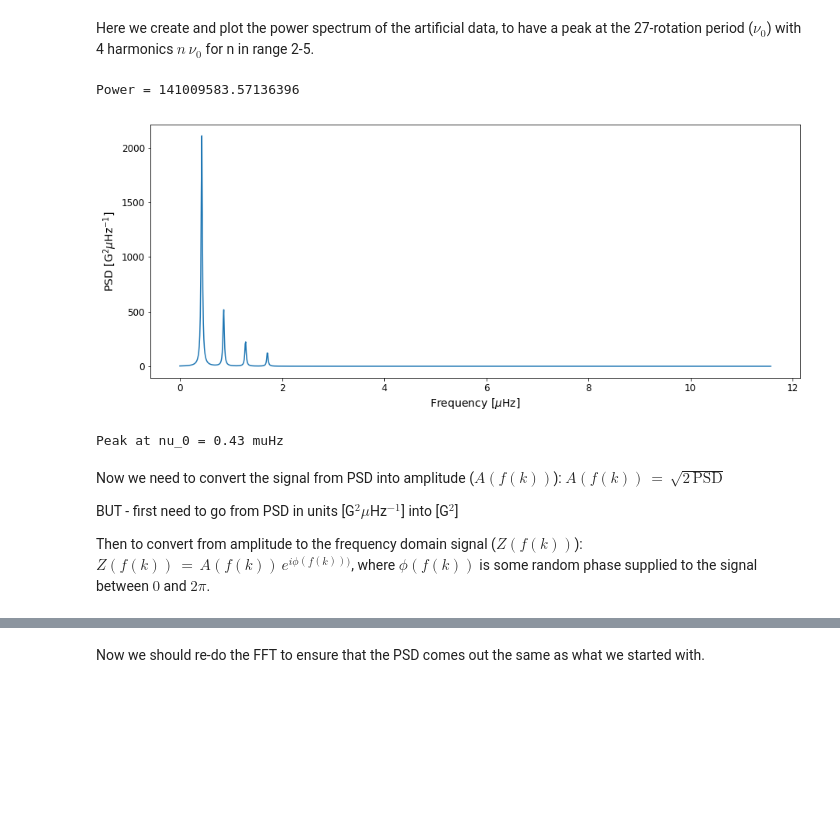
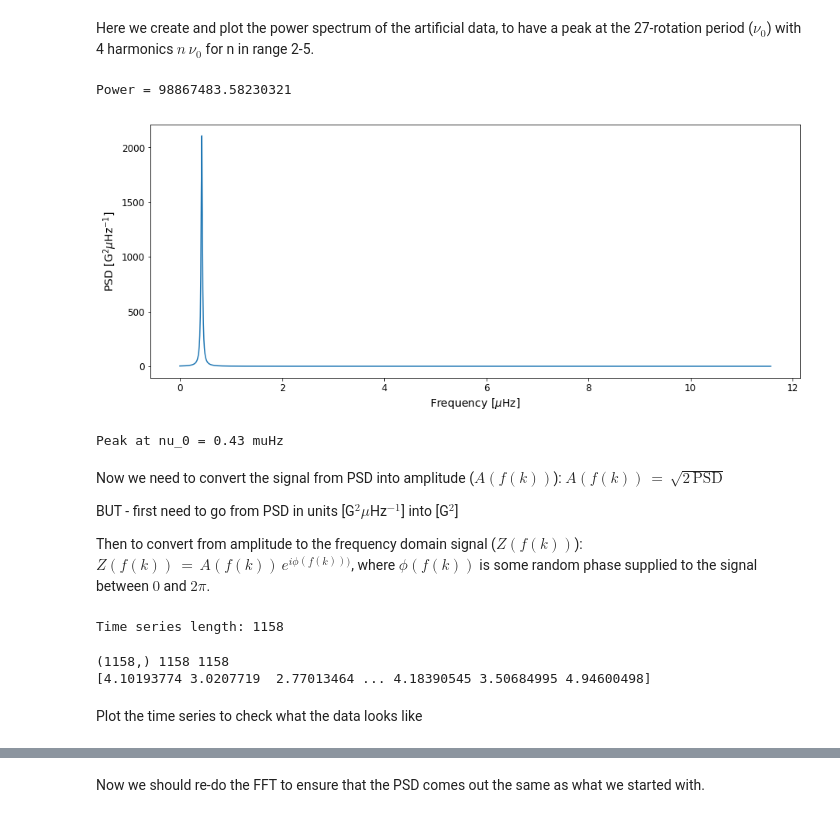
Before and after one commit to exr007/GP_test, a Jupyter notebook: GP_test.ipynb, the cells around one changed output, grey strips where cells are left out. Cells and saved outputs as stored; diff of their text form; code cells hidden in the pictures; blank space fills up the shorter version.

```diff
--- a/GP_test.ipynb
+++ b/GP_test.ipynb
@@ -16,33 +16,33 @@ Here we create and plot the power spectrum of the artificial data, to have a pea
 # %%
 dx = 0.01 # Resolution 0.01 muHz (1158 days ~= 3 yrs)
 x = np.arange(0, (1*1e6/(3600*24)), dx) # Nyquist = 1 day
 x_0 = (1e6/(3600*24*27)) # Central frequency of fundamental peak (i.e. 27-day peak ~= 0.43 muHz)
 A = 10 # Amplitude of fundamental peak [G]
 width = 0.03 # Width [muHz]
 
-powers = [single_lorentzian(x, x_0, A, width, i) for i in np.arange(1,5)] # Create peak(s)
+powers = [single_lorentzian(x, x_0, A, width, i) for i in np.arange(1,2)] # Create peak(s)
 powers = np.sum(powers, axis=0) # Sum single peak(s) together into one power spectrum
 print("Power = %s"%(np.sum(powers * dx * 1e6)))
-powers = powers + 1 # Add a bkgnd level of 1
+powers += 1 # Add a bkgnd level of 1
 
-sigma = 70
-tau = 0.004
-#powers = powers + (4*sigma**2*tau)/(1 + (2*np.pi*x*tau)**2)
+sigma = 0
+tau = 0.046 # i.e. 0.046E6 s lifetime --> crit. freq ~ 2uHz
+powers += (4*sigma**2*tau)/(1 + (2*np.pi*x*tau)**2)
 
 # Plot peaks
 fig, ax = plt.subplots(figsize=(15,6))
 ax.set_xlabel('Frequency [$\mu$Hz]', fontsize=14)
 ax.set_ylabel('PSD [G$^2$$\mu$Hz$^{-1}$]', fontsize=14)
 ax.tick_params(labelsize=12)
 #ax.set_xscale('log')
 #ax.set_yscale('log')
 ax.plot(x, powers)
 plt.show()
 
 print("Peak at nu_0 = %s muHz"%x[np.argmax(powers)])
 # %% [output]
-Power = 141009583.57136396
+Power = 98867483.58230321
-[figure, old version]
+[figure, new version]
 Peak at nu_0 = 0.43 muHz
 # %% [markdown]
 Now we need to convert the signal from PSD into amplitude ($A(f(k))$): $A(f(k)) \, = \, \sqrt{2 \,\mathrm{PSD}}$
@@ -52,4 +52,31 @@ BUT - first need to go from PSD in units [G$^2$$\mu$Hz$^{-1}$] into [G$^2$]
 Then to convert from amplitude to the frequency domain signal ($Z(f(k))$): $Z(f(k)) \, = \, A(f(k)) \, e^{i \phi(f(k)))}$, where $\phi(f(k))$ is some random phase supplied to the signal between $0$ and $2\pi$.
 # %%
 #powers *= dx*1e6 # Change into units [G^2]
+# %%
+# This was the old way to convert to time-series,
+# but I think it's wrong and has since been replaced by the cell below
+
+amplitudes = np.sqrt(powers) # Compute amplitudes from powers
+phases = np.random.uniform(0, 2*np.pi, len(amplitudes)) # Generate random phases
+freq_sigs = [a*np.exp(1j*p) for a,p in zip (amplitudes, phases)] # Conversion to frequency domain signal
+time_series = np.fft.ifft(freq_sigs) # Compute discrete FFT (probably not correct!)
+t = np.arange(len(time_series)) # Time array [days]
+ts = t * (24*3600) # Time array [s]
+print('Time series length: %s'%(len(time_series)))
+# %% [output]
+Time series length: 1158
+# %%
+noise = np.fft.fft(np.random.randn(len(powers))) # get random noise
+amp_spec = noise * np.sqrt(powers) # amplitudes (with noise)
+time_series = np.fft.irfft(amp_spec, n=len(powers)) # inverse FFT to give time-series
+print(noise.shape, len(powers), len(time_series))
+print(time_series)
+# Put the time series into a pandas DataFramd with the index as time since 01/01/1992
+df = pd.DataFrame({'SMMF':time_series.real},
+                      index=[datetime.datetime(1992,1,1) + datetime.timedelta(days=int(ti)) for ti in t])
+# %% [output]
+(1158,) 1158 1158
+[4.10193774 3.0207719  2.77013464 ... 4.18390545 3.50684995 4.94600498]
+# %% [markdown]
+Plot the time series to check what the data looks like
 # %%
```
Also changed, not shown: parts of 10 cells of this notebook, 13 other files.
